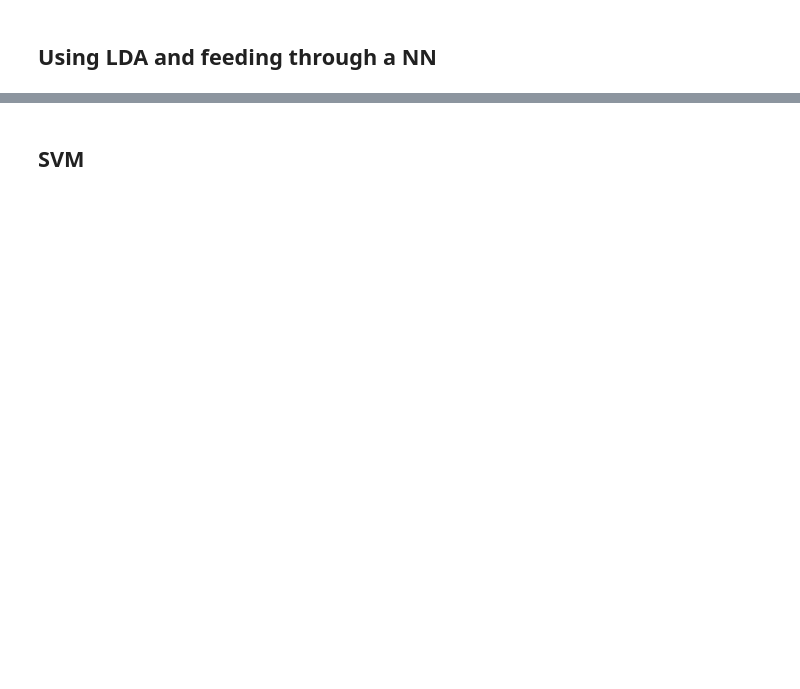
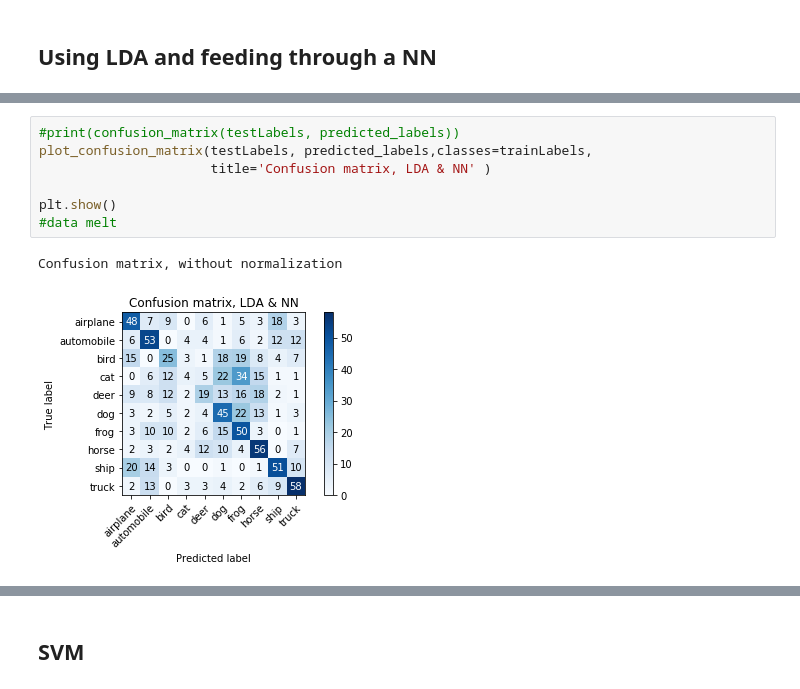
Before and after one commit to codingWithAndy/CSCM45-Big_Data_and_Machine_Learning, a Jupyter notebook: Assignment/Assignment 2.ipynb, the cells around one changed output, grey strips where cells are left out. Drawn from its saved outputs; the diff is of its cells as text; blank space fills up the shorter version.

```diff
--- a/Assignment/Assignment 2.ipynb
+++ b/Assignment/Assignment 2.ipynb
@@ -229,2 +312,12 @@ Percentage accuracy on testing set is: 53.90%
+# %%
+#print(confusion_matrix(testLabels, predicted_labels))
+plot_confusion_matrix(testLabels, predicted_labels,classes=trainLabels,
+                      title='Confusion matrix, LDA & NN' )
+
+plt.show()
+#data melt
+# %% [output]
+Confusion matrix, without normalization
+[figure, added]
 # %% [markdown]
 Results:
```
Also changed, not shown: parts of 30 cells of this notebook.
